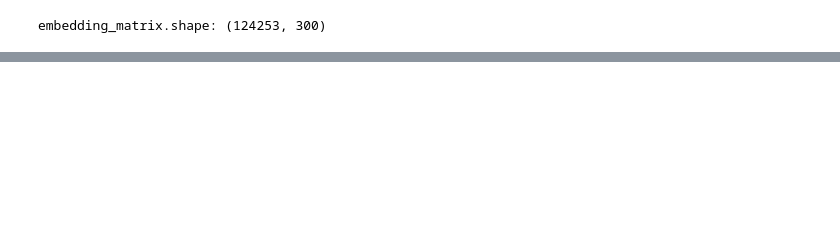
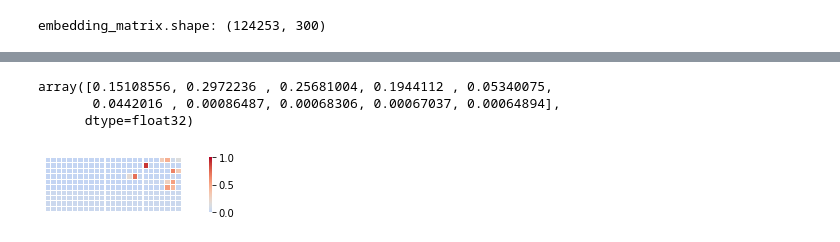
Before and after one commit to jaekyoungkim/NLP_STUDY, a Jupyter notebook: HAN.ipynb, the cells around one changed output, grey strips where cells are left out. Drawn from its saved outputs; the diff is of its cells as text; code cells hidden in the pictures; blank space fills up the shorter version.

```diff
--- a/HAN.ipynb
+++ b/HAN.ipynb
@@ -606,0 +832,19 @@ with open(data_dir, 'r', encoding="utf-8") as fp:
+# %%
+pred_sent_attention
+# %% [output]
+array([0.15108556, 0.2972236 , 0.25681004, 0.1944112 , 0.05340075,
+       0.0442016 , 0.00086487, 0.00068306, 0.00067037, 0.00064894],
+      dtype=float32)
+# %%
+import matplotlib.pyplot as plt
+
+fig, ax = plt.subplots(figsize=(len(pred_sent_attention), 1))
+plt.rc('xtick', labelsize=16)
+midpoint = (max(pred_sent_attention) - min(pred_sent_attention)) / 2
+heatmap = sn.heatmap(pred_attention, xticklabels=False, yticklabels=False, square=True, linewidths=0.1, cmap='coolwarm', center=midpoint, vmin=0, vmax=1)
+#sn.heatmap(pred_att, xticklabels=words, yticklabels=False, square=True, linewidths=0.1, cmap='coolwarm', center=midpoint, vmin=0, vmax=1)
+plt.xticks(rotation=45) # 글자 45도 기울임
+plt.show()
+#
+# %% [output]
+[figure, added]
```
Also changed, not shown: parts of 90 cells of this notebook.
